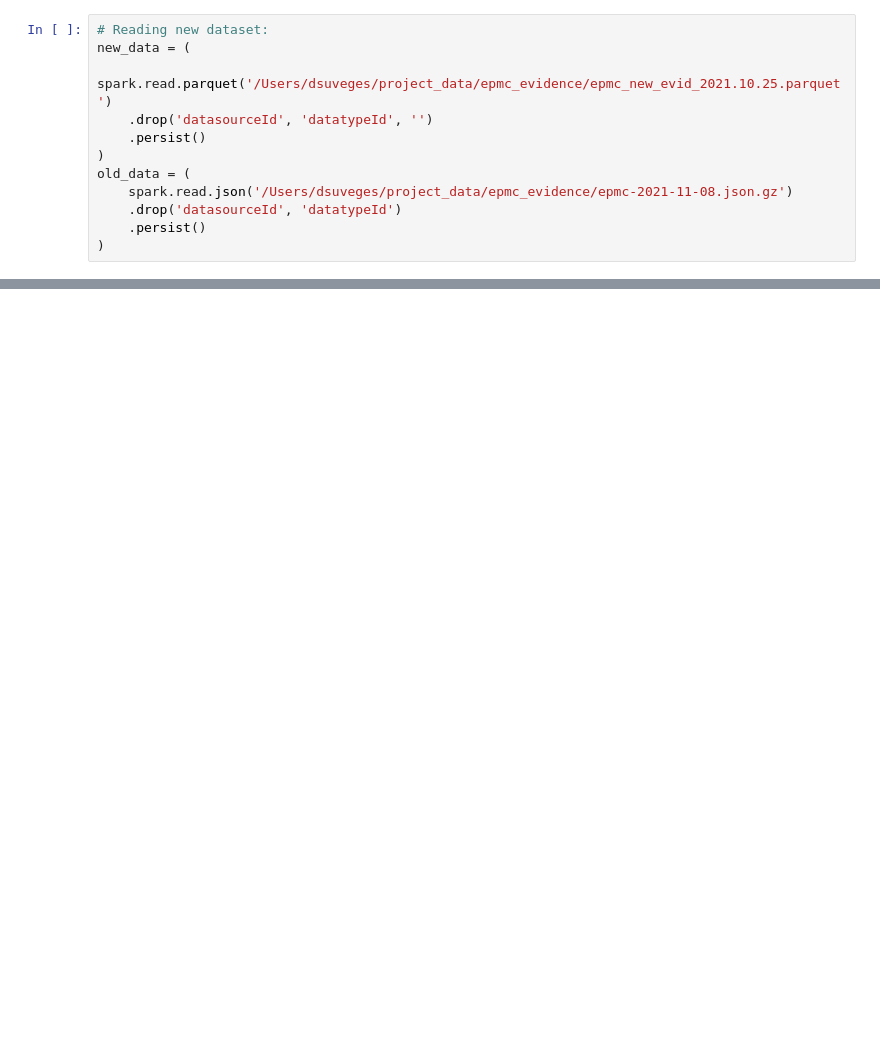
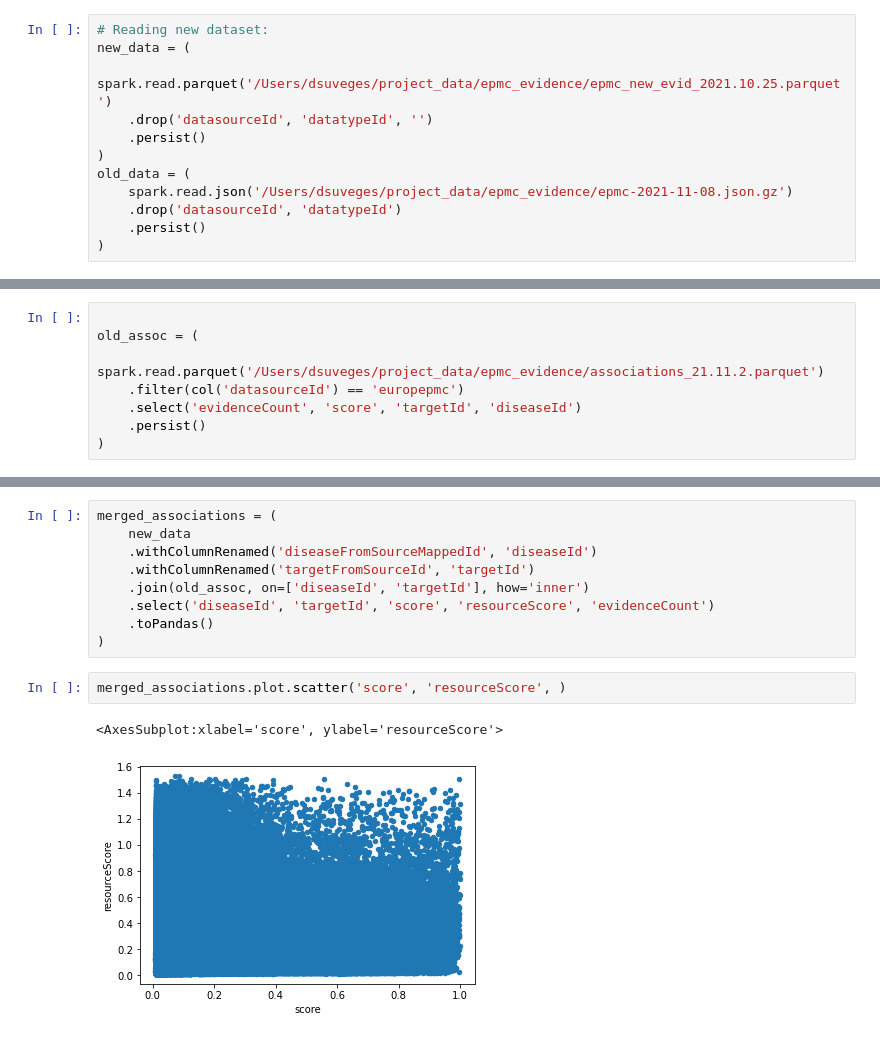
Before and after one commit to DSuveges/random_notebooks, a Jupyter notebook: issue-1867-EPMC_evidence_comparison/Reviewing_empc_evidence.ipynb, the cells around one changed output, grey strips where cells are left out. Saved outputs shown, nothing was run; the diff lists cells and outputs as text; blank space fills up the shorter version.

```diff
--- a/issue-1867-EPMC_evidence_comparison/Reviewing_empc_evidence.ipynb
+++ b/issue-1867-EPMC_evidence_comparison/Reviewing_empc_evidence.ipynb
@@ -62,0 +134,8 @@ old_data = (
+# %%
+
+old_assoc = (
+    spark.read.parquet('/Users/dsuveges/project_data/epmc_evidence/associations_21.11.2.parquet')
+    .filter(col('datasourceId') == 'europepmc')
+    .select('evidenceCount', 'score', 'targetId', 'diseaseId')
+    .persist()
+)
@@ -62,0 +165,14 @@ old_data = (
+# %%
+merged_associations = (
+    new_data
+    .withColumnRenamed('diseaseFromSourceMappedId', 'diseaseId')
+    .withColumnRenamed('targetFromSourceId', 'targetId')
+    .join(old_assoc, on=['diseaseId', 'targetId'], how='inner')
+    .select('diseaseId', 'targetId', 'score', 'resourceScore', 'evidenceCount')
+    .toPandas()
+)
+# %%
+merged_associations.plot.scatter('score', 'resourceScore', )
+# %% [output]
+<AxesSubplot:xlabel='score', ylabel='resourceScore'>
+[figure, added]
```
Also changed, not shown: parts of 33 cells of this notebook, 3 other files.
